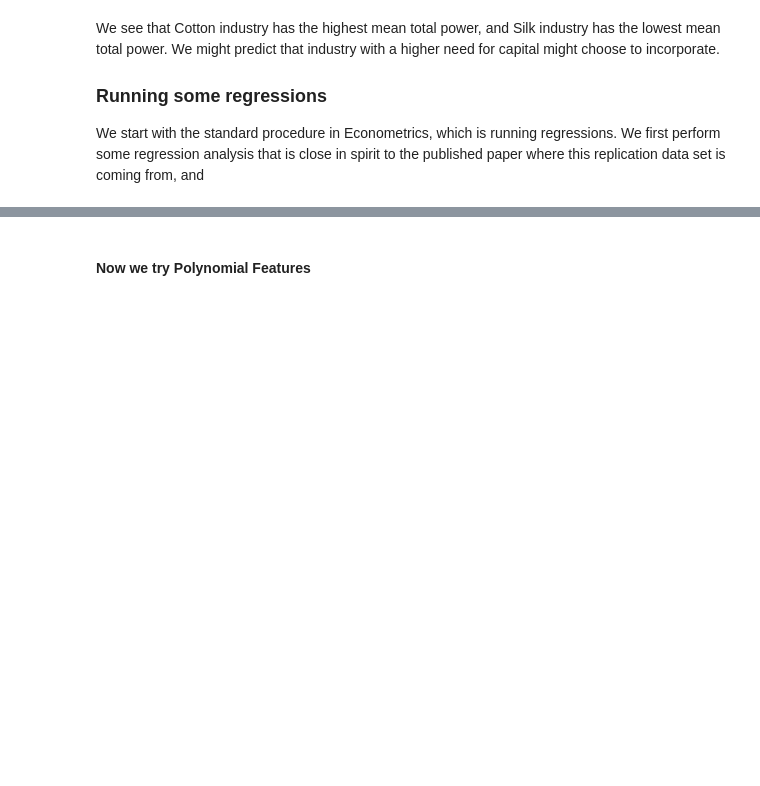
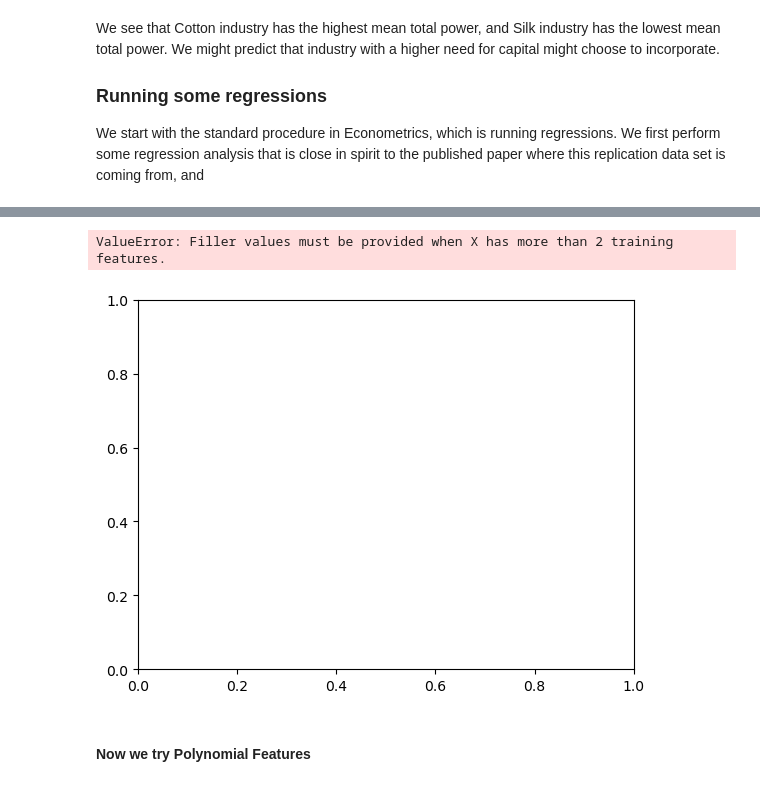
Before and after one commit to Xianzhiwang1/Leet-Code-Project, a Jupyter notebook: final-blog-post/index.ipynb, the cells around one changed output, grey strips where cells are left out. Cells and saved outputs as stored; diff of their text form; code cells hidden in the pictures; blank space fills up the shorter version.

```diff
--- a/final-blog-post/index.ipynb
+++ b/final-blog-post/index.ipynb
@@ -334,3 +353,20 @@ pd.DataFrame({
+# %%
+from sklearn.decomposition import PCA
+from sklearn.svm import SVC
+from mlxtend.plotting import plot_decision_regions
+
+clf = SVC(C=100,gamma=0.0001)
+pca = PCA(n_components = 2)
+X_train2 = pca.fit_transform(X_train[cols].to_numpy())
+clf.fit(X_train[cols], y_train.to_numpy())
+plot_decision_regions(X_train[cols].to_numpy(), y_train.to_numpy(), clf=clf, legend=2)
+
+plt.xlabel(X_train[cols].to_numpy().columns[0], size=14)
+plt.ylabel(X_train[cols].to_numpy().columns[1], size=14)
+plt.title('SVM Decision Region Boundary', size=16)
+# %% [output]
+ValueError: Filler values must be provided when X has more than 2 training features.
+[figure, added]
 # %% [markdown]
 #### Now we try Polynomial Features
 # %%
```
Also changed, not shown: parts of 14 cells of this notebook, 1 other file.
